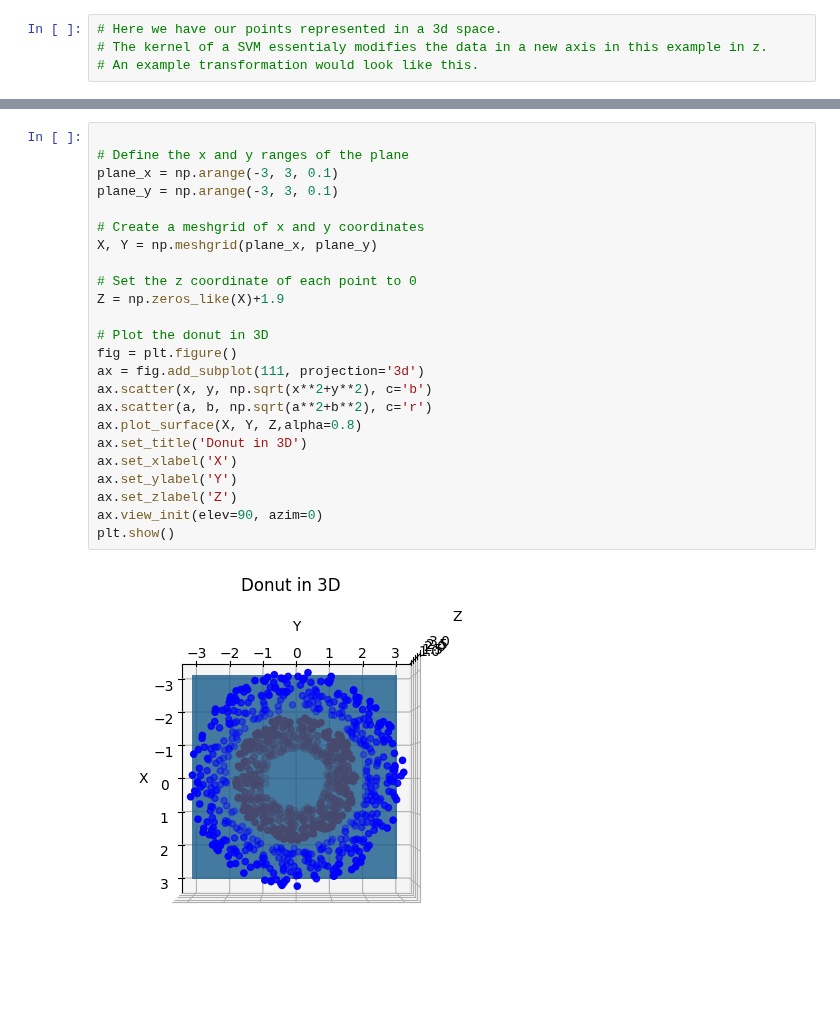
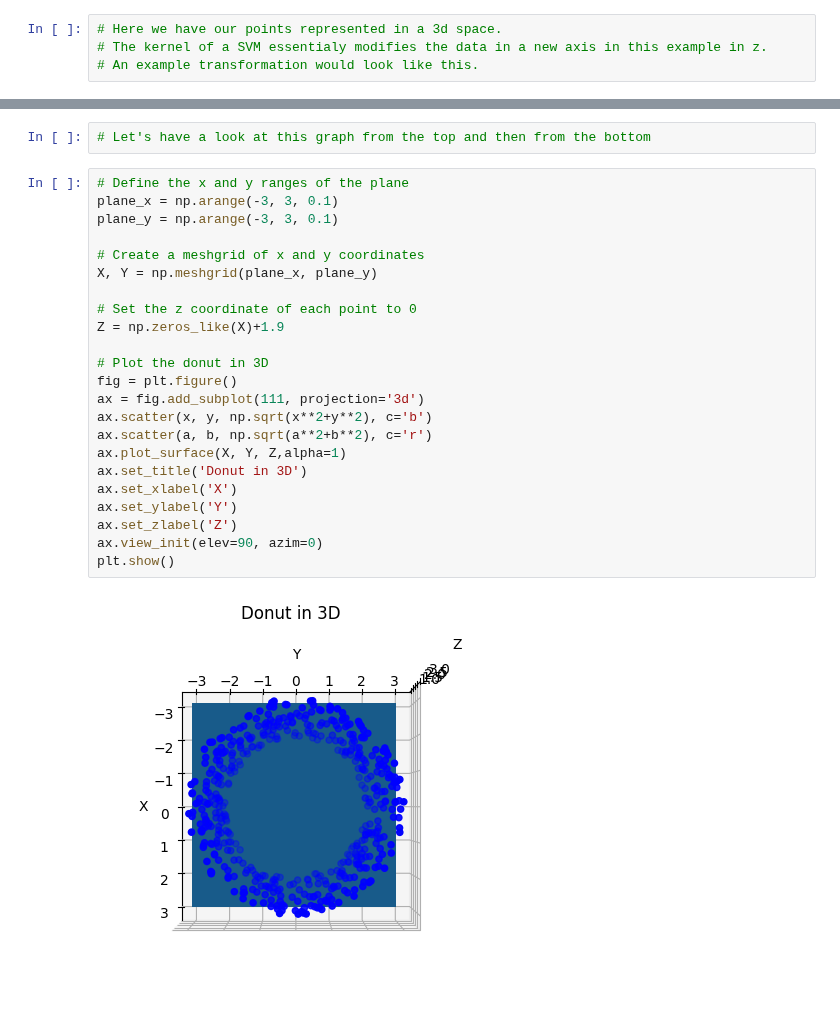
Before and after one commit to Space-Axolotl/Chapter-1, a Jupyter notebook: svm.ipynb, the cells around one changed output, grey strips where cells are left out. Saved outputs shown, nothing was run; the diff lists cells and outputs as text.

```diff
--- a/svm.ipynb
+++ b/svm.ipynb
@@ -211,26 +213,27 @@ plt.show()
+# %%
+# Let's have a look at this graph from the top and then from the bottom
 # %%
-
 # Define the x and y ranges of the plane
 plane_x = np.arange(-3, 3, 0.1)
 plane_y = np.arange(-3, 3, 0.1)
 
 # Create a meshgrid of x and y coordinates
 X, Y = np.meshgrid(plane_x, plane_y)
 
 # Set the z coordinate of each point to 0
 Z = np.zeros_like(X)+1.9
 
 # Plot the donut in 3D
 fig = plt.figure()
 ax = fig.add_subplot(111, projection='3d')
 ax.scatter(x, y, np.sqrt(x**2+y**2), c='b')
 ax.scatter(a, b, np.sqrt(a**2+b**2), c='r')
-ax.plot_surface(X, Y, Z,alpha=0.8)
+ax.plot_surface(X, Y, Z,alpha=1)
 ax.set_title('Donut in 3D')
 ax.set_xlabel('X')
 ax.set_ylabel('Y')
 ax.set_zlabel('Z')
 ax.view_init(elev=90, azim=0)
 plt.show()
 # %% [output]
-[figure, old version]
+[figure, new version]
```
Also changed, not shown: parts of 11 cells of this notebook.
